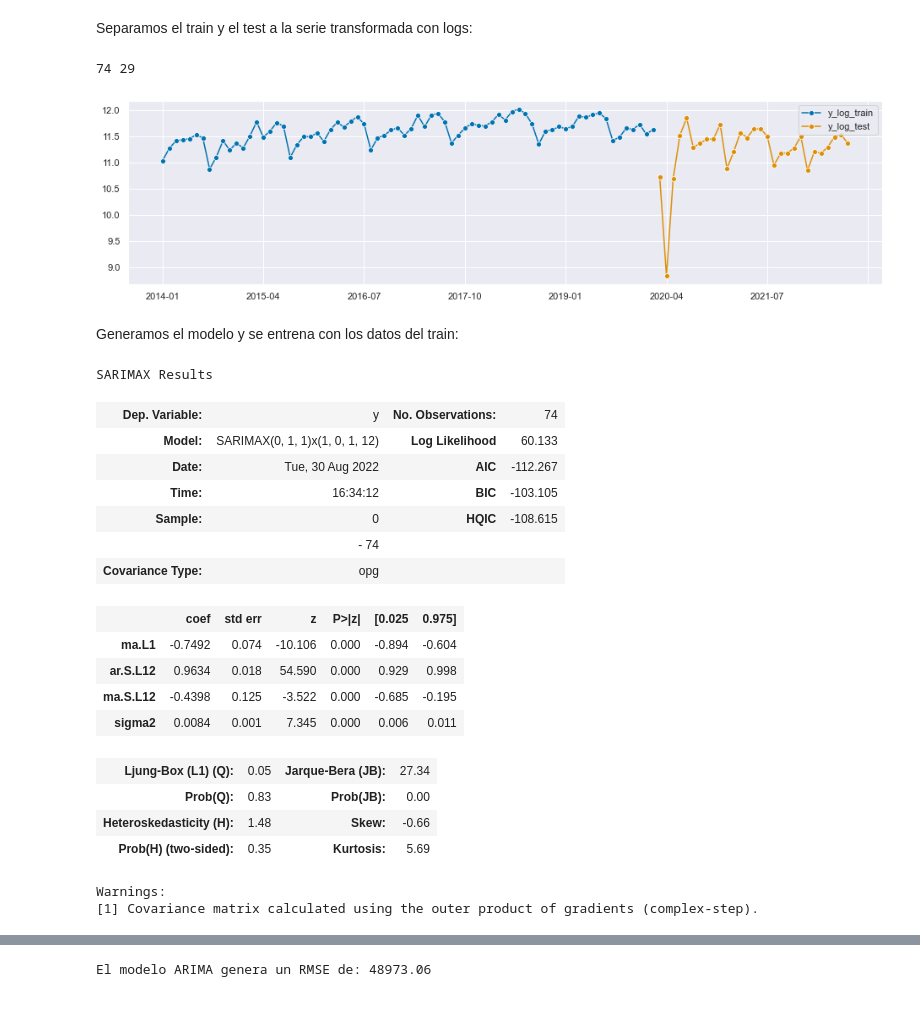
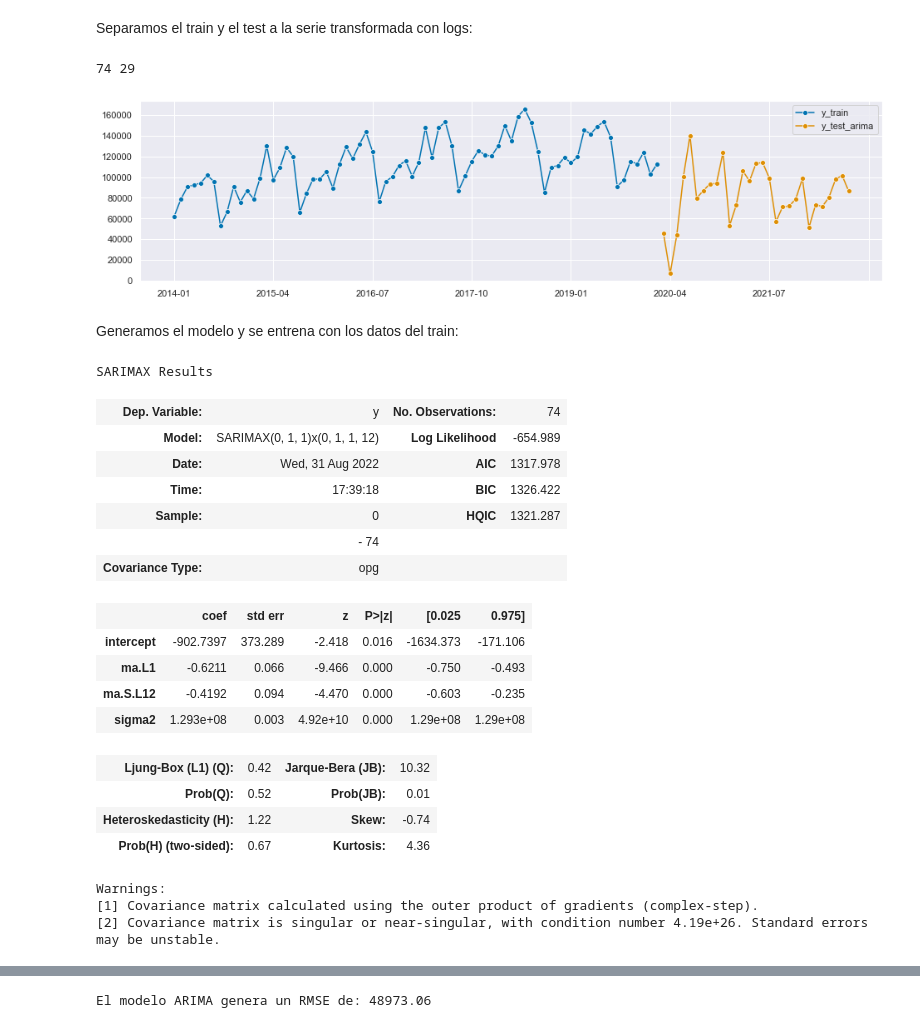
Before and after one commit to algoriv92/TFM, a Jupyter notebook: notebooks/df_matriculaciones.ipynb, the cells around one changed output, grey strips where cells are left out. Saved outputs shown, nothing was run; the diff lists cells and outputs as text; code cells hidden in the pictures.

```diff
--- a/notebooks/df_matriculaciones.ipynb
+++ b/notebooks/df_matriculaciones.ipynb
@@ -175,8 +237,8 @@ ax.set_title('Comportamiento mensual', fontsize = 30);
 # %% [markdown]
 Pasamos a realizar un boxplot mensual para estudiar las distribuciones:
 # %%
-df_matriculaciones['M'] = df_matriculaciones.index.month
-sns.boxplot(data = df_matriculaciones, x = 'M', y='Venta mensual vehículos', showmeans=True)
+df_matriculaciones_eda['M'] = df_matriculaciones_eda.index.month
+sns.boxplot(data = df_matriculaciones_eda, x = 'M', y='Venta mensual vehículos', showmeans=True)
 ax = plt.gca()
 ax.set_ylabel('Matriculaciones', fontsize = 20)
 ax.set_title('Comportamiento mensual', fontsize = 30);
@@ -316,6 +346,0 @@ log_df_matriculaciones
-# %%
-sns.set(rc={'figure.figsize':(20, 10)})
-fig = log_df_matriculaciones.plot(marker='.', color = 'black', linewidth= 2)
-fig.set_title('Matriculaciones', fontsize = 30)
-fig.set_ylabel('LOG Matriculaciones', fontsize = 30)
-fig.set_xlabel('Periodo', fontsize = 30);
@@ -324,15 +347,15 @@ fig.set_xlabel('Periodo', fontsize = 30);
 # %% [markdown]
 Separamos el train y el test a la serie transformada con logs:
 # %%
-y_log_train,y_log_test=temporal_train_test_split(
-    y=log_df_matriculaciones.astype('float64').to_period('M').sort_index(),test_size=29)
+y_train,y_test_arima=temporal_train_test_split(
+    y=df_matriculaciones.astype('float64').to_period('M').sort_index(),test_size=29)
 
-plot_series(y_log_train, y_log_test, labels=["y_log_train", "y_log_test"])
-print(y_log_train.shape[0], y_log_test.shape[0])
+plot_series(y_train, y_test_arima, labels=["y_train", "y_test_arima"])
+print(y_train.shape[0], y_test_arima.shape[0])
 plt.show()
 # %% [output]
 74 29
-[figure, old version]
+[figure, new version]
 # %% [markdown]
 Generamos el modelo y se entrena con los datos del train:
 # %%
@@ -341,24 +364,25 @@ matriculaciones_auto_arima=AutoARIMA(sp=12,suppress_warnings=True)
 # %%
-matriculaciones_auto_arima.fit(y_log_train)
+matriculaciones_auto_arima.fit(y_train)
 matriculaciones_auto_arima.summary()
 # %% [output]
 SARIMAX Results
 | Dep. Variable: | y | No. Observations: | 74 |
-| Model: | SARIMAX(0, 1, 1)x(1, 0, 1, 12) | Log Likelihood | 60.133 |
-| Date: | Tue, 30 Aug 2022 | AIC | -112.267 |
-| Time: | 16:34:12 | BIC | -103.105 |
-| Sample: | 0 | HQIC | -108.615 |
+| Model: | SARIMAX(0, 1, 1)x(0, 1, 1, 12) | Log Likelihood | -654.989 |
+| Date: | Wed, 31 Aug 2022 | AIC | 1317.978 |
+| Time: | 17:39:18 | BIC | 1326.422 |
+| Sample: | 0 | HQIC | 1321.287 |
 |  | - 74 |  |  |
 | Covariance Type: | opg |  |  |
 |  | coef | std err | z | P>|z| | [0.025 | 0.975] |
-| ma.L1 | -0.7492 | 0.074 | -10.106 | 0.000 | -0.894 | -0.604 |
-| ar.S.L12 | 0.9634 | 0.018 | 54.590 | 0.000 | 0.929 | 0.998 |
-| ma.S.L12 | -0.4398 | 0.125 | -3.522 | 0.000 | -0.685 | -0.195 |
-| sigma2 | 0.0084 | 0.001 | 7.345 | 0.000 | 0.006 | 0.011 |
+| intercept | -902.7397 | 373.289 | -2.418 | 0.016 | -1634.373 | -171.106 |
+| ma.L1 | -0.6211 | 0.066 | -9.466 | 0.000 | -0.750 | -0.493 |
+| ma.S.L12 | -0.4192 | 0.094 | -4.470 | 0.000 | -0.603 | -0.235 |
+| sigma2 | 1.293e+08 | 0.003 | 4.92e+10 | 0.000 | 1.29e+08 | 1.29e+08 |
-| Ljung-Box (L1) (Q): | 0.05 | Jarque-Bera (JB): | 27.34 |
-| Prob(Q): | 0.83 | Prob(JB): | 0.00 |
-| Heteroskedasticity (H): | 1.48 | Skew: | -0.66 |
-| Prob(H) (two-sided): | 0.35 | Kurtosis: | 5.69 |
+| Ljung-Box (L1) (Q): | 0.42 | Jarque-Bera (JB): | 10.32 |
+| Prob(Q): | 0.52 | Prob(JB): | 0.01 |
+| Heteroskedasticity (H): | 1.22 | Skew: | -0.74 |
+| Prob(H) (two-sided): | 0.67 | Kurtosis: | 4.36 |
 Warnings:
 [1] Covariance matrix calculated using the outer product of gradients (complex-step).
+[2] Covariance matrix is singular or near-singular, with condition number 4.19e+26. Standard errors may be unstable.
 # %%
```
Also changed, not shown: parts of 35 cells of this notebook, 39 other files.
